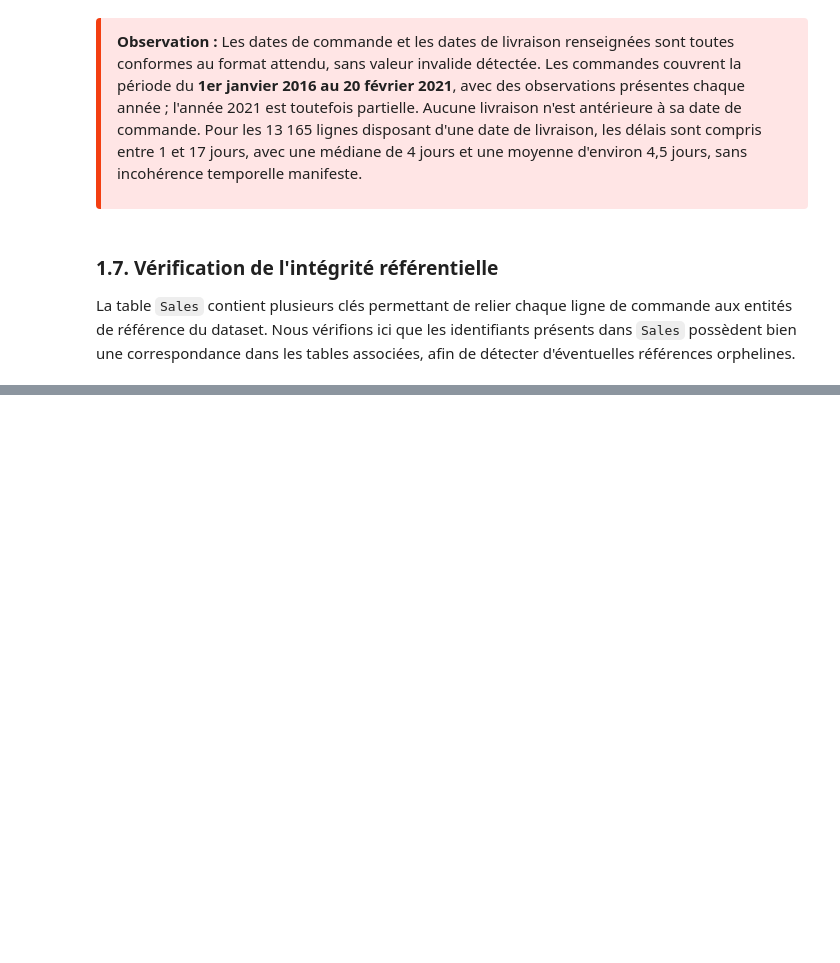
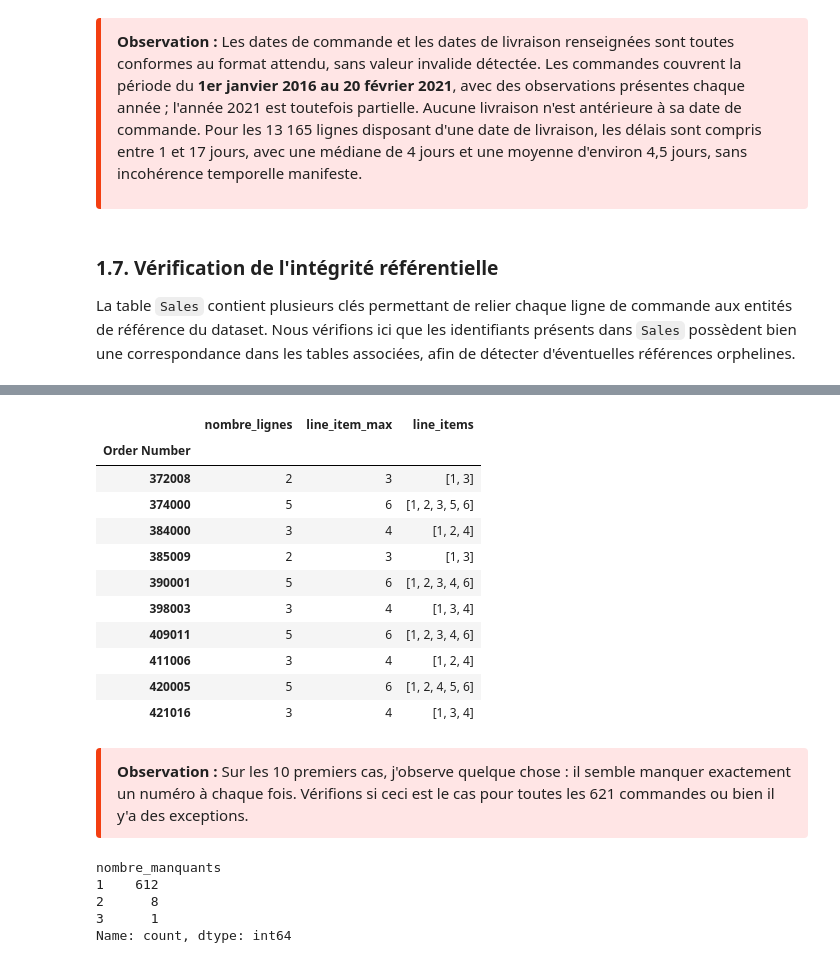
Before and after one commit to YasmineEtt/Retail-Sales-Business-Performance, a Jupyter notebook: notebooks/01_data_audit.ipynb, the cells around one changed output, grey strips where cells are left out. Drawn from its saved outputs; the diff is of its cells as text; code cells hidden in the pictures; blank space fills up the shorter version.

```diff
--- a/notebooks/01_data_audit.ipynb
+++ b/notebooks/01_data_audit.ipynb
@@ -335,0 +441,46 @@ UnicodeDecodeError: 'utf-8' codec can't decode byte 0xfc in position 5460: inval
+# %%
+# Synthèse des premières commandes présentant une rupture de séquence
+line_item_investigation = (
+    sales.groupby("Order Number")["Line Item"]
+    .agg(
+        nombre_lignes="count",
+        line_item_max="max",
+        line_items=lambda x: sorted(x.tolist())
+    )
+)
+
+line_item_investigation = line_item_investigation[
+    line_item_investigation["nombre_lignes"] != line_item_investigation["line_item_max"]
+]
+
+line_item_investigation.head(10)
+# %% [output]
+|  | nombre_lignes | line_item_max | line_items |
+| Order Number |  |  |  |
+| 372008 | 2 | 3 | [1, 3] |
+| 374000 | 5 | 6 | [1, 2, 3, 5, 6] |
+| 384000 | 3 | 4 | [1, 2, 4] |
+| 385009 | 2 | 3 | [1, 3] |
+| 390001 | 5 | 6 | [1, 2, 3, 4, 6] |
+| 398003 | 3 | 4 | [1, 3, 4] |
+| 409011 | 5 | 6 | [1, 2, 3, 4, 6] |
+| 411006 | 3 | 4 | [1, 2, 4] |
+| 420005 | 5 | 6 | [1, 2, 4, 5, 6] |
+| 421016 | 3 | 4 | [1, 3, 4] |
+# %% [markdown]
+<div style="display: block; width: 100%; max-width: 100%; box-sizing: border-box; border-left: 5px solid #f33e11; background-color: #ffe5e5; padding: 12px 16px; border-radius: 4px; white-space: normal; overflow-wrap: break-word;"><strong>Observation :</strong> Sur les 10 premiers cas, j'observe quelque chose : il semble manquer exactement un numéro à chaque fois. Vérifions si ceci est le cas pour toutes les 621 commandes ou bien il y'a des exceptions.</div>
+# %%
+# Calcul du nombre de Line Item manquants pour chaque commande à investiguer
+
+line_item_investigation["nombre_manquants"] = (
+    line_item_investigation["line_item_max"]
+    - line_item_investigation["nombre_lignes"]
+)
+
+line_item_investigation["nombre_manquants"].value_counts().sort_index()
+# %% [output]
+nombre_manquants
+1    612
+2      8
+3      1
+Name: count, dtype: int64
```
Also changed, not shown: parts of 22 cells of this notebook.
